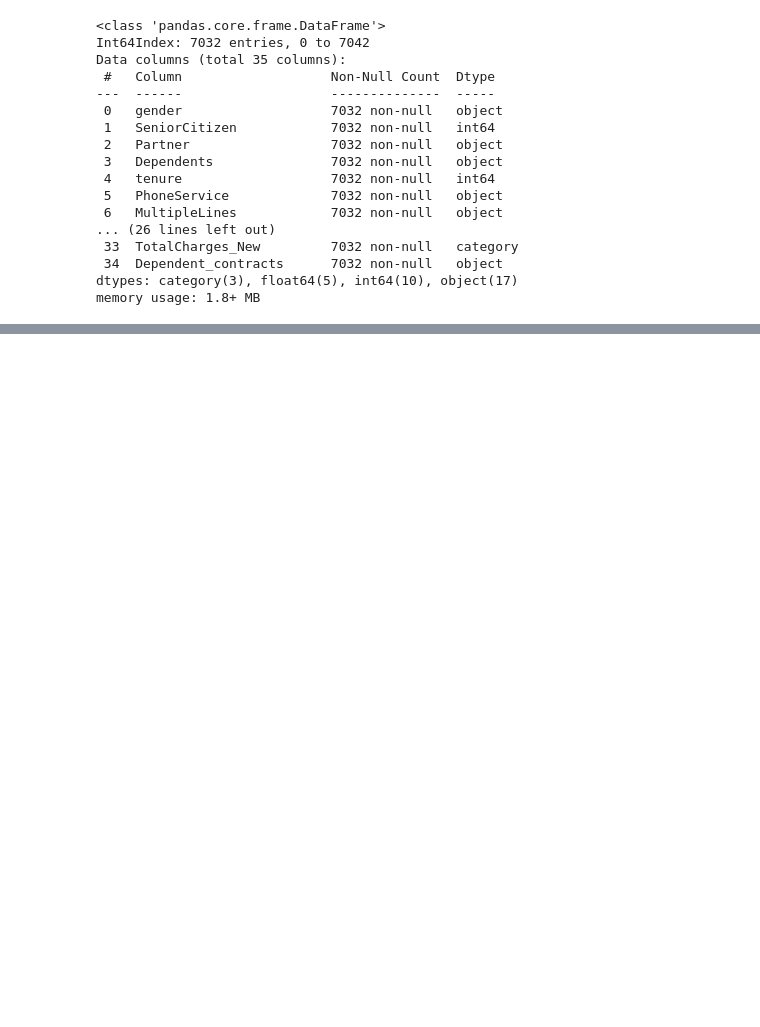
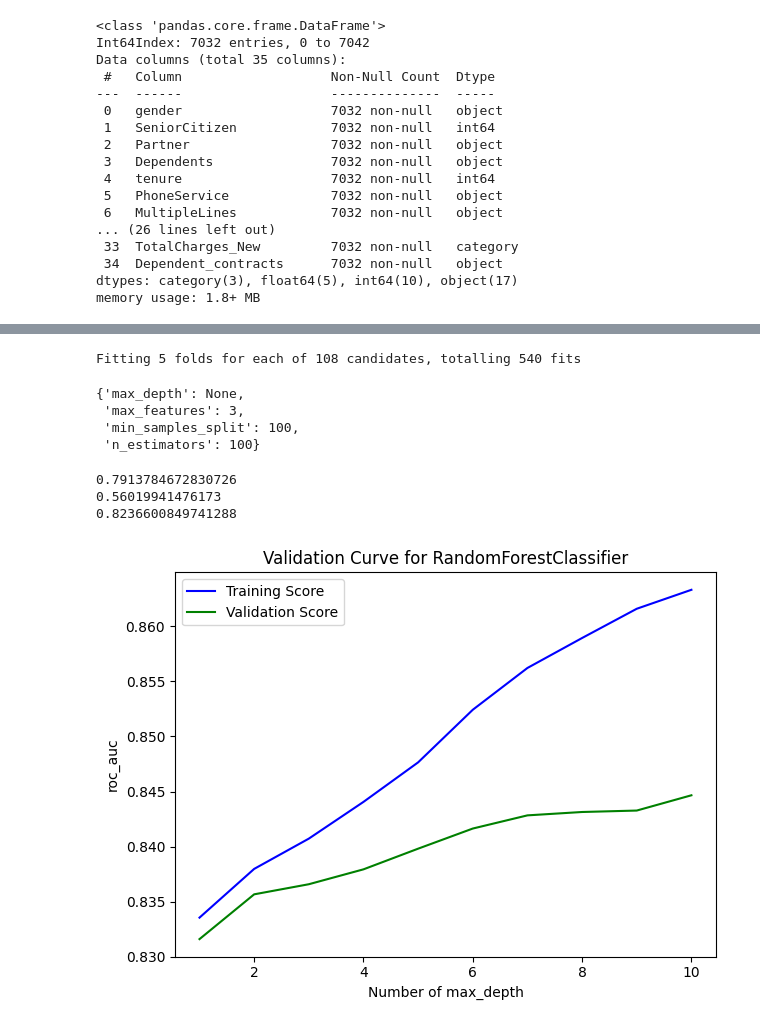
Before and after one commit to nekodu/IBMChurn-XGBoost, a Jupyter notebook: xgboost.ipynb, the cells around one changed output, grey strips where cells are left out. Drawn from its saved outputs; the diff is of its cells as text; code cells hidden in the pictures; blank space fills up the shorter version.

```diff
--- a/xgboost.ipynb
+++ b/xgboost.ipynb
@@ -321,0 +490,2 @@ memory usage: 1.8+ MB
+# %%
+rf_model = RandomForestClassifier()
@@ -321,0 +523,53 @@ memory usage: 1.8+ MB
+# %%
+rf_params = {'max_features' : [3,5,7, "auto"],
+                  'max_depth' : [5, 8, None],
+                  'n_estimators': [100, 500, 1000],
+                  'min_samples_split' : [100 , 200, 500]}
+# %%
+rf_best_grid = GridSearchCV(rf_model, rf_params, cv =5, n_jobs =-1, verbose = True).fit(X,y)
+# %% [output]
+Fitting 5 folds for each of 108 candidates, totalling 540 fits
+# %%
+rf_best_grid.best_params_
+# %% [output]
+{'max_depth': None,
+ 'max_features': 3,
+ 'min_samples_split': 100,
+ 'n_estimators': 100}
+# %%
+rf_final = rf_model.set_params(**rf_best_grid.best_params_, random_state = 17).fit(X,y)
+# %%
+cv_resultsalpha = cross_validate(rf_final, X, y, cv = 10, scoring = ['accuracy', 'f1', 'roc_auc'])
+print(cv_results['test_accuracy'].mean())
+print(cv_results['test_f1'].mean())
+print(cv_results['test_roc_auc'].mean())
+# %% [output]
+0.7913784672830726
+0.56019941476173
+0.8236600849741288
+# %%
+from sklearn.model_selection import GridSearchCV, cross_validate, RandomizedSearchCV, validation_curve
+
+def val_curve_params(model, X, y, param_name, param_range, scoring="roc_auc", cv=10):
+    train_score, test_score = validation_curve(
+        model, X=X, y=y, param_name=param_name, param_range=param_range, scoring=scoring, cv=cv)
+
+    mean_train_score = np.mean(train_score, axis=1)
+    mean_test_score = np.mean(test_score, axis=1)
+
+    plt.plot(param_range, mean_train_score,
+             label="Training Score", color='b')
+
+    plt.plot(param_range, mean_test_score,
+             label="Validation Score", color='g')
+
+    plt.title(f"Validation Curve for {type(model).__name__}")
+    plt.xlabel(f"Number of {param_name}")
+    plt.ylabel(f"{scoring}")
+    plt.tight_layout()
+    plt.legend(loc='best')
+    plt.show(block=True)
+
+val_curve_params(rf_final, X, y, "max_depth", range(1, 11), scoring="roc_auc")
+# %% [output]
+[figure, added]
```
Also changed, not shown: parts of 34 cells of this notebook, 1 other file.
